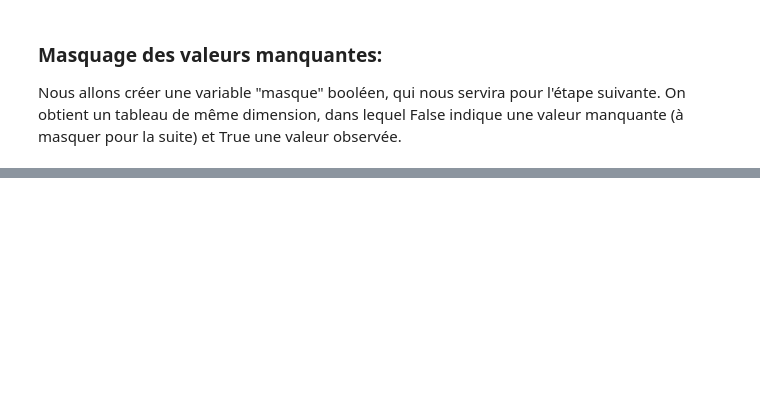
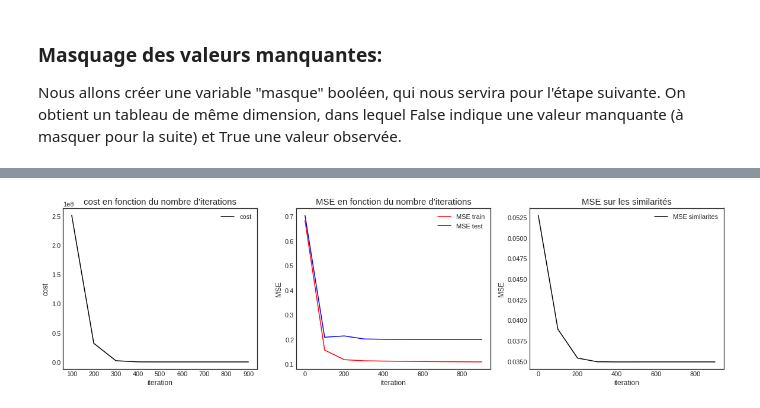
Before and after one commit to ismaelbonneau/movie_recommender, a Jupyter notebook: collaborative_filtering_1.ipynb, the cells around one changed output, grey strips where cells are left out. Saved outputs shown, nothing was run; the diff lists cells and outputs as text; code cells hidden in the pictures; blank space fills up the shorter version.

```diff
--- a/collaborative_filtering_1.ipynb
+++ b/collaborative_filtering_1.ipynb
@@ -376,0 +718,27 @@ séries recommandées:
+# %%
+plt.figure(figsize=(20,5))
+plt.subplot(1,3, 1)
+plt.title("cost en fonction du nombre d'iterations", fontsize=15)
+plt.xlabel("iteration")
+plt.ylabel("cost")
+plt.plot([a for a,b in costs[1:]], [b for a,b in costs[1:]], color="black", label="cost")
+plt.legend()
+
+plt.subplot(1,3, 2)
+plt.title("MSE en fonction du nombre d'iterations", fontsize=15)
+plt.xlabel("iteration")
+plt.ylabel("MSE")
+plt.plot([a for a,b in mses_train], [b for a,b in mses_train],color="red", label="MSE train")
+plt.plot([a for a,b in mses_test], [b for a,b in mses_test],color="blue", label="MSE test")
+plt.legend()
+
+plt.subplot(1,3, 3)
+plt.title("MSE sur les similarités", fontsize=15)
+plt.xlabel("iteration")
+plt.ylabel("MSE")
+plt.plot([a for a,b in mses_sim], [b for a,b in mses_sim], color="black", label="MSE similarites")
+plt.legend()
+
+plt.show()
+# %% [output]
+[figure, added]
```
Also changed, not shown: parts of 57 cells of this notebook, 38 other files.
